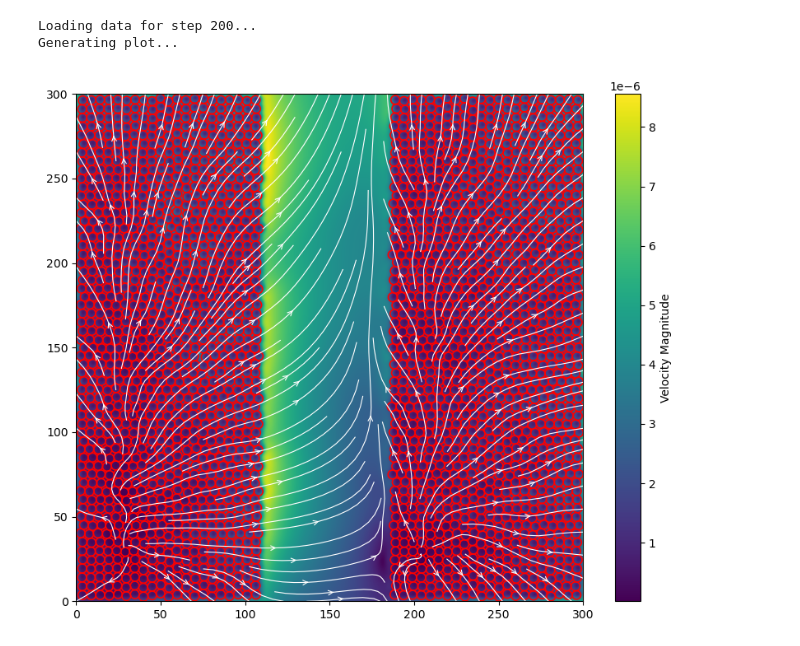
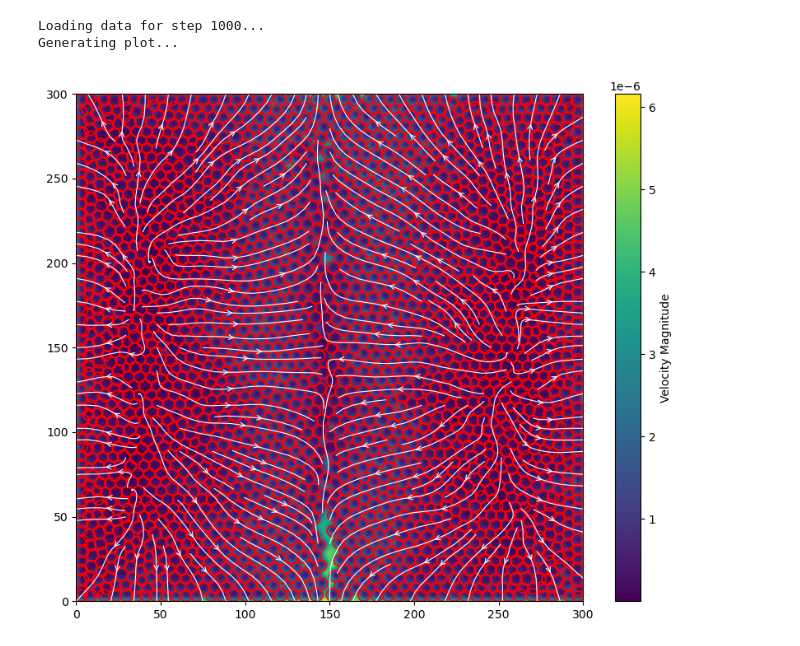
Before and after one commit to samanseifi/CellFlow, a Jupyter notebook: post_process.ipynb, the cells around one changed output. Saved outputs shown, nothing was run; the diff lists cells and outputs as text; code cells hidden in the pictures.

```diff
--- a/post_process.ipynb
+++ b/post_process.ipynb
@@ -55,33 +55,33 @@ def visualize_velocity_field(step_number):
     xi = np.clip(xi, 0, grid_res - 1)
     yi = np.clip(yi, 0, grid_res - 1)
     # ----------------------------------------------------------------
 
     vx_stream = fluid_velocity[yi, xi, 0]
     vy_stream = fluid_velocity[yi, xi, 1]
 
     ax.streamplot(x, y, vx_stream, vy_stream,
                   color='white',
                   linewidth=0.8,
                   density=1.5,
                   arrowstyle='->',
                   arrowsize=1.0)
 
     for i in range(len(cell_positions)):
         circle = plt.Circle(cell_positions[i], cell_radii[i], color='red', fill=False, lw=1.2)
         ax.add_artist(circle)
 
     # 5. Final Touches
     ax.set_xlim(0, physical_size)
     ax.set_ylim(0, physical_size)
     ax.set_aspect('equal', 'box')
     fig.colorbar(im, ax=ax, label='Velocity Magnitude')
 
     plt.show()
 
 # --- Main ---
-step_to_visualize = 200
+step_to_visualize = 1000
 visualize_velocity_field(step_to_visualize)
 # %% [output]
-Loading data for step 200...
+Loading data for step 1000...
 Generating plot...
-[figure, old version]
+[figure, new version]
```
Also changed, not shown: 4 other files.
